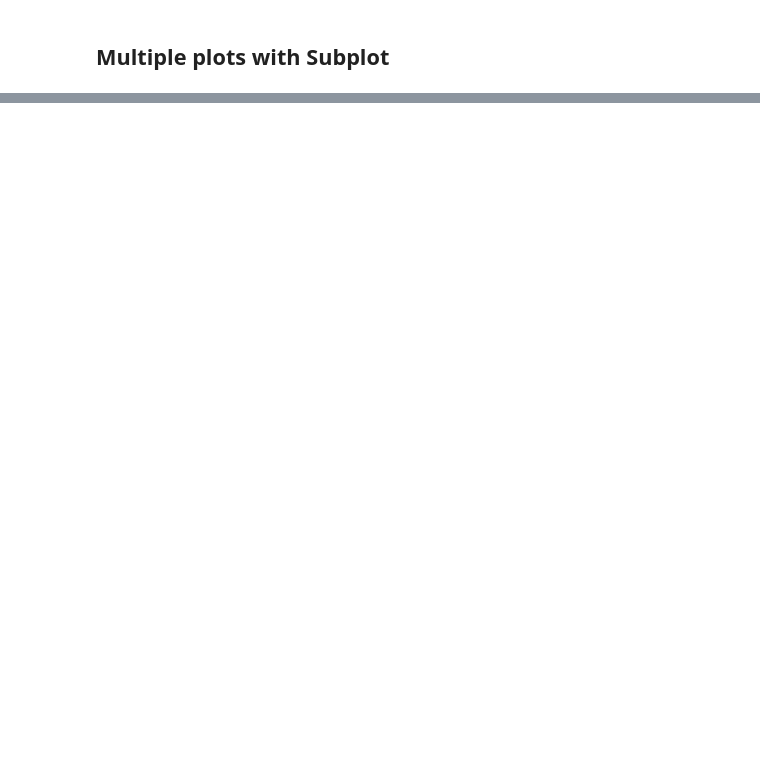
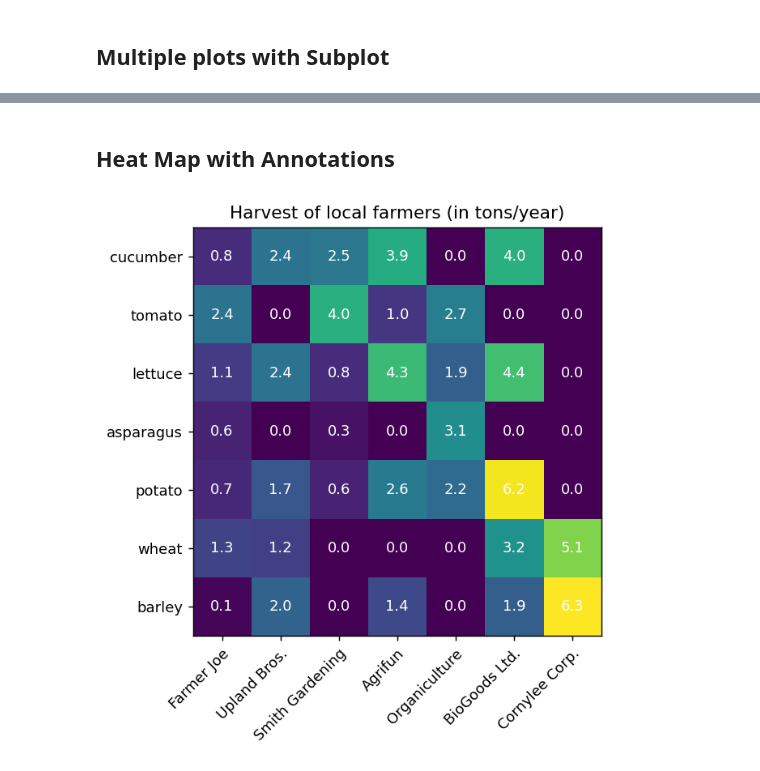
Before and after one commit to sarker2018/Data-Visualisation-with-Python-and-R, a Jupyter notebook: python_visualisation.ipynb, the cells around one changed output, grey strips where cells are left out. Drawn from its saved outputs; the diff is of its cells as text; code cells hidden in the pictures; blank space fills up the shorter version.

```diff
--- a/python_visualisation.ipynb
+++ b/python_visualisation.ipynb
@@ -254,0 +269,46 @@ HTML(anim.to_html5_video())
+# %% [markdown]
+## Heat Map with Annotations
+# %%
+import numpy as np
+import matplotlib
+import matplotlib.pyplot as plt
+
+vegetables = ["cucumber", "tomato", "lettuce", "asparagus",
+              "potato", "wheat", "barley"]
+farmers = ["Farmer Joe", "Upland Bros.", "Smith Gardening",
+           "Agrifun", "Organiculture", "BioGoods Ltd.", "Cornylee Corp."]
+
+harvest = np.array([[0.8, 2.4, 2.5, 3.9, 0.0, 4.0, 0.0],
+                    [2.4, 0.0, 4.0, 1.0, 2.7, 0.0, 0.0],
+                    [1.1, 2.4, 0.8, 4.3, 1.9, 4.4, 0.0],
+                    [0.6, 0.0, 0.3, 0.0, 3.1, 0.0, 0.0],
+                    [0.7, 1.7, 0.6, 2.6, 2.2, 6.2, 0.0],
+                    [1.3, 1.2, 0.0, 0.0, 0.0, 3.2, 5.1],
+                    [0.1, 2.0, 0.0, 1.4, 0.0, 1.9, 6.3]])
+
+
+fig, ax = plt.subplots(figsize=(5, 6), dpi = 130)
+im = ax.imshow(harvest)
+
+# We want to show all ticks...
+ax.set_xticks(np.arange(len(farmers)))
+ax.set_yticks(np.arange(len(vegetables)))
+# ... and label them with the respective list entries
+ax.set_xticklabels(farmers)
+ax.set_yticklabels(vegetables)
+
+# Rotate the tick labels and set their alignment.
+plt.setp(ax.get_xticklabels(), rotation=45, ha="right",
+         rotation_mode="anchor")
+
+# Loop over data dimensions and create text annotations.
+for i in range(len(vegetables)):
+    for j in range(len(farmers)):
+        text = ax.text(j, i, harvest[i, j],
+                       ha="center", va="center", color="w")
+
+ax.set_title("Harvest of local farmers (in tons/year)")
+fig.tight_layout()
+plt.show()
+# %% [output]
+[figure, added]
```
Also changed, not shown: parts of 13 cells of this notebook.
